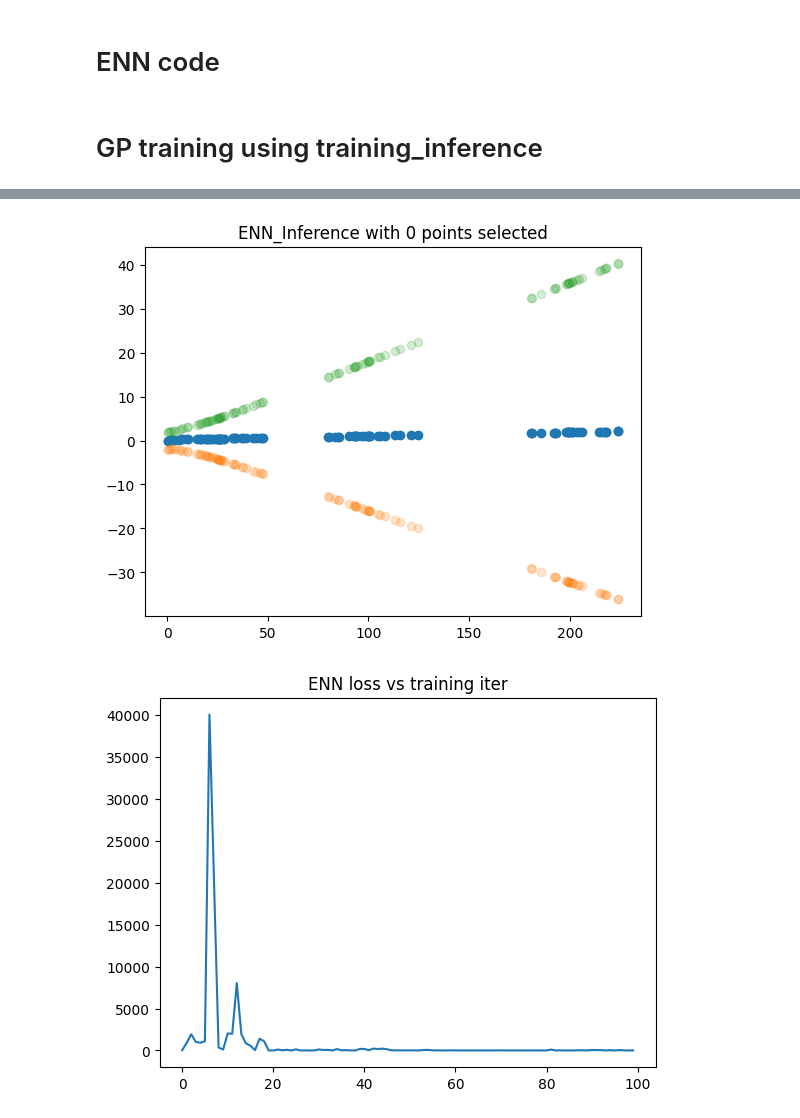
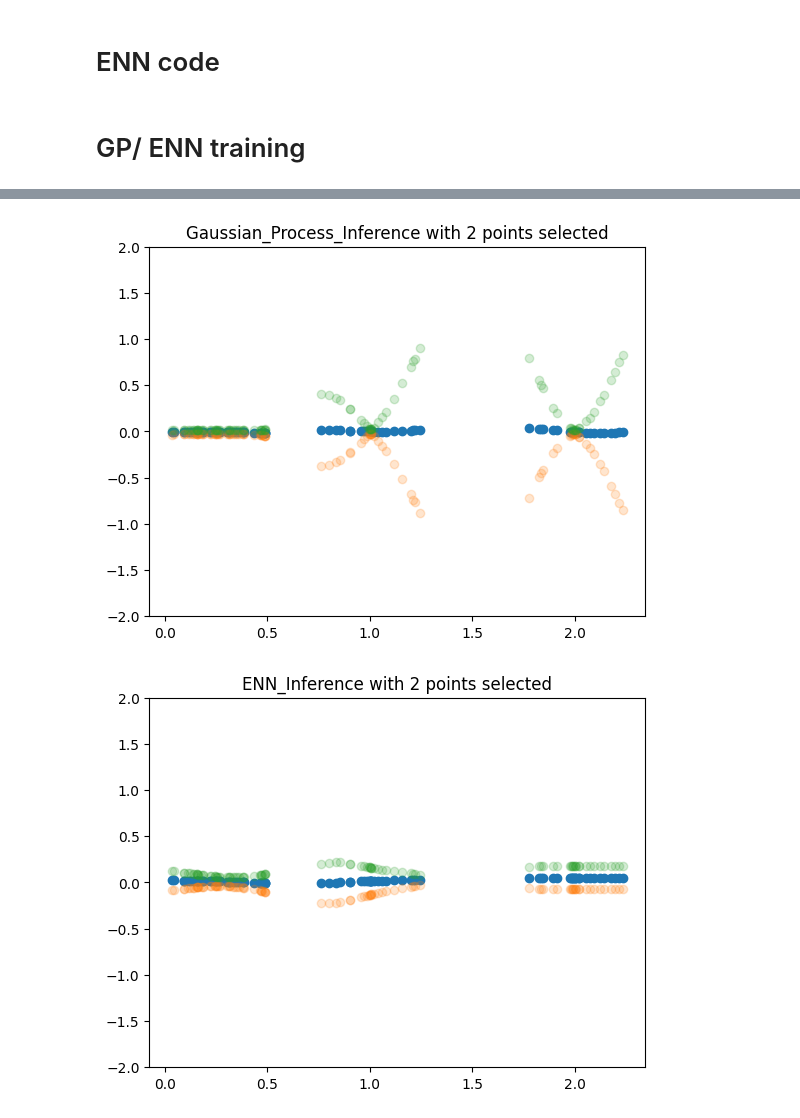
Before and after one commit to namkoong-lab/Adptive-Labeling, a Jupyter notebook: src/notebooks/check_ENN_vs_GP/Change GP to ENN.ipynb, the cells around one changed output, grey strips where cells are left out. Cells and saved outputs as stored; diff of their text form; code cells hidden in the pictures.

```diff
--- a/src/notebooks/check_ENN_vs_GP/Change GP to ENN.ipynb
+++ b/src/notebooks/check_ENN_vs_GP/Change GP to ENN.ipynb
@@ -37,17 +37,17 @@ num_test_samples = 20
 
 input_dim = 1
 
-init_train_x = torch.rand((num_init_train_samples, input_dim))*50.0
+init_train_x = torch.rand((num_init_train_samples, input_dim))*50.0/100.0
 
-test_x_1 = torch.rand((num_test_samples, input_dim))*50.0
-test_x_2 = 75.0 + torch.rand((num_test_samples, input_dim))*50.0
-test_x_3 = 175.0 + torch.rand((num_test_samples, input_dim))*50.0
+test_x_1 = torch.rand((num_test_samples, input_dim))*50.0/100.0
+test_x_2 = 75.0/100.0 + torch.rand((num_test_samples, input_dim))*50.0/100.0
+test_x_3 = 175.0/100.0 + torch.rand((num_test_samples, input_dim))*50.0/100.0
 
 test_x = torch.cat([test_x_1,test_x_2,test_x_3])
 
-pool_x_1 = 24 + torch.rand((num_pool_samples, input_dim))*2
-pool_x_2 = 99 + torch.rand((num_pool_samples, input_dim))*2
-pool_x_3 = 199 + torch.rand((num_pool_samples, input_dim))*2
+pool_x_1 = 24/100.0 + torch.rand((num_pool_samples, input_dim))*2/100.0
+pool_x_2 = 99/100.0 + torch.rand((num_pool_samples, input_dim))*2/100.0
+pool_x_3 = 199/100.0 + torch.rand((num_pool_samples, input_dim))*2/100.0
 
 pool_x = torch.cat([pool_x_1,pool_x_2,pool_x_3])
 
@@ -78,7 +78,7 @@ plt.show()
 # %%
 # Define parameters for the model
 mean_constant = 0.0  # Mean of the GP
-length_scale = 25.0   # Length scale of the RBF kernel
+length_scale = 25.0/100.0   # Length scale of the RBF kernel
 noise_std = 0.01     # Standard deviation of the noise
 
 
@@ -163,7 +163,7 @@ def ENN_training(x_train, y_train,model_config, train_config, enn_config, device
             optimizer_init.step()
 
         enn_loss_list.append(float(loss.detach().to('cpu').numpy()))
-    if if_print == 1:
+    if if_print == 0:
         plt.plot(list(range(len(enn_loss_list))),enn_loss_list)
         plt.title('ENN loss vs training iter')
         plt.show()
@@ -173,25 +173,30 @@ def ENN_training(x_train, y_train,model_config, train_config, enn_config, device
 # x_train, y_train = x[:num_init_train_samples], y_new[:num_init_train_samples]
 # ENN_trained = ENN_training(x_train, y_train, model_cfg, train_cfg, enn_cfg, device , if_print = 0 )
 # %% [markdown]
-# GP training using training_inference
+# GP/ ENN training
 # %%
-Z_dim = 4
-model_cfg = pipeline_var_l2_loss.ModelConfig(batch_size_train = 251, batch_size_test = 500, batch_size_query = 100, temp_k_subset = 0.1, hidden_sizes_weight_NN = [50,50], meta_opt_lr = 0.01, n_classes = 1, n_epoch = 5, init_train_lr = 0.05, init_train_weight_decay = 0.01, n_train_init = 100, meta_opt_weight_decay = 0.01)
-train_cfg = pipeline_var_l2_loss.TrainConfig(n_train_iter = 500, n_ENN_iter = 1000, ENN_opt_lr = 0.01, N_iter_noise = 10, sigma_noise = 0.5, seed_var_l2 = 123, z_dim = Z_dim, N_iter = 100, ENN_opt_weight_decay = 0.01) #temp_var_recall is the new variable added here
-enn_cfg = pipeline_var_l2_loss.ENNConfig(basenet_hidden_sizes = [50,50],  exposed_layers = [False, True], z_dim = Z_dim, learnable_epinet_hiddens = [15,15], hidden_sizes_prior = [5,5], seed_base = 2, seed_learnable_epinet = 1, seed_prior_epinet = 0, alpha = 1.0)
+Z_dim = 1
+model_cfg = pipeline_var_l2_loss.ModelConfig(batch_size_train = 251, batch_size_test = 500, batch_size_query = 100, temp_k_subset = 0.1, hidden_sizes_weight_NN = [50,50], meta_opt_lr = 0.01, n_classes = 1, n_epoch = 5, init_train_lr = 0.01, init_train_weight_decay = 0.00001, n_train_init = 100, meta_opt_weight_decay = 0.01)
+train_cfg = pipeline_var_l2_loss.TrainConfig(n_train_iter = 500, n_ENN_iter = 10000, ENN_opt_lr = 0.01, N_iter_noise = 10, sigma_noise = 0.5, seed_var_l2 = 123, z_dim = Z_dim, N_iter = 100, ENN_opt_weight_decay = 0.0001) #temp_var_recall is the new variable added here
+enn_cfg = pipeline_var_l2_loss.ENNConfig(basenet_hidden_sizes = [50],  exposed_layers = [True], z_dim = Z_dim, learnable_epinet_hiddens = [15], hidden_sizes_prior = [5], seed_base = 2, seed_learnable_epinet = 1, seed_prior_epinet = 0, alpha = 1)
 device = torch.device("cuda" if torch.cuda.is_available() else "cpu")
+
+x = torch.cat([init_train_x,test_x,pool_x])
 
 
 def Inference(UQ_module, Option, if_print, UQ_parameter = []):
     if Option == 0: #only training
         x_train, y_train = x[:num_init_train_samples], y_new[:num_init_train_samples]
     elif Option == 1: # select 2nd point
-        x_train = torch.cat([x[:num_init_train_samples],x[-2:]])
-        y_train = torch.cat([y_new[:num_init_train_samples],y_new[-2:]])
+        x_train = torch.cat([x[:num_init_train_samples],x[-5:]])
+        y_train = torch.cat([y_new[:num_init_train_samples],y_new[-5:]])
     elif Option == 2:
         x_train = torch.cat([x[:num_init_train_samples],x[num_init_train_samples+num_test_samples*3+num_pool_samples+1:num_init_train_samples+num_test_samples*3+num_pool_samples*2+2],x[-1:]])
         y_train = torch.cat([y_new[:num_init_train_samples],y[num_init_train_samples+num_test_samples*3+num_pool_samples+1:num_init_train_samples+num_test_samples*3+num_pool_samples*2+2],y_new[-1:]])
 
+    elif Option == 3:
+        x_train = x[-3*num_pool_samples:]
+        y_train = y_new[-3*num_pool_samples:]
     #print(x_train.shape, y_train.shape)
     if UQ_module == 'Gaussian_Process':
         model.set_train_data(inputs = x_train, targets = y_train, strict=False)       ####### CAN ALSO USE TRAINING OVER NLL HERE########
@@ -204,7 +209,7 @@ def Inference(UQ_module, Option, if_print, UQ_parameter = []):
     elif UQ_module == 'ENN':
         ENN_trained = ENN_training(x_train, y_train, model_cfg, train_cfg, enn_cfg, device , if_print )
         N_iter = UQ_parameter['N_iter_ENN']
-        torch.manual_seed(1)
+        #torch.manual_seed(1)
         prediction_list = torch.empty((0), dtype=torch.float32, device=device)
 
         for i in range(N_iter):
@@ -216,15 +221,17 @@ def Inference(UQ_module, Option, if_print, UQ_parameter = []):
         posterior_std = torch.std(prediction_list, axis = 1)
 
 
+
     plt.scatter(x,posterior_mean.detach().numpy())
     plt.scatter(x.squeeze(),posterior_mean.detach().numpy()-2*posterior_std.detach().numpy(),alpha=0.2)
     plt.scatter(x.squeeze(),posterior_mean.detach().numpy()+2*posterior_std.detach().numpy(),alpha=0.2)
-    #plt.ylim(-2, 2)
+    plt.ylim(-2, 2)
     plt.title(UQ_module + '_Inference with ' + str(Option) +' points selected')
     plt.show()
 
 UQ_parameter = {'N_iter_ENN':100}
-for UQ_module in ['Gaussian_Process','ENN']:
-    for Option in range(3):
+for Option in range(4):
+    for UQ_module in ['Gaussian_Process','ENN']:
+
         Inference(UQ_module, Option, UQ_parameter = UQ_parameter, if_print = 1)
 # %% [output]
@@ -235,2 +242,2 @@ for UQ_module in ['Gaussian_Process','ENN']:
-[figure, old version]
+[figure, new version]
-[figure, old version]
+[figure, new version]
```
Also changed, not shown: parts of 2 cells of this notebook, 1 other file.
